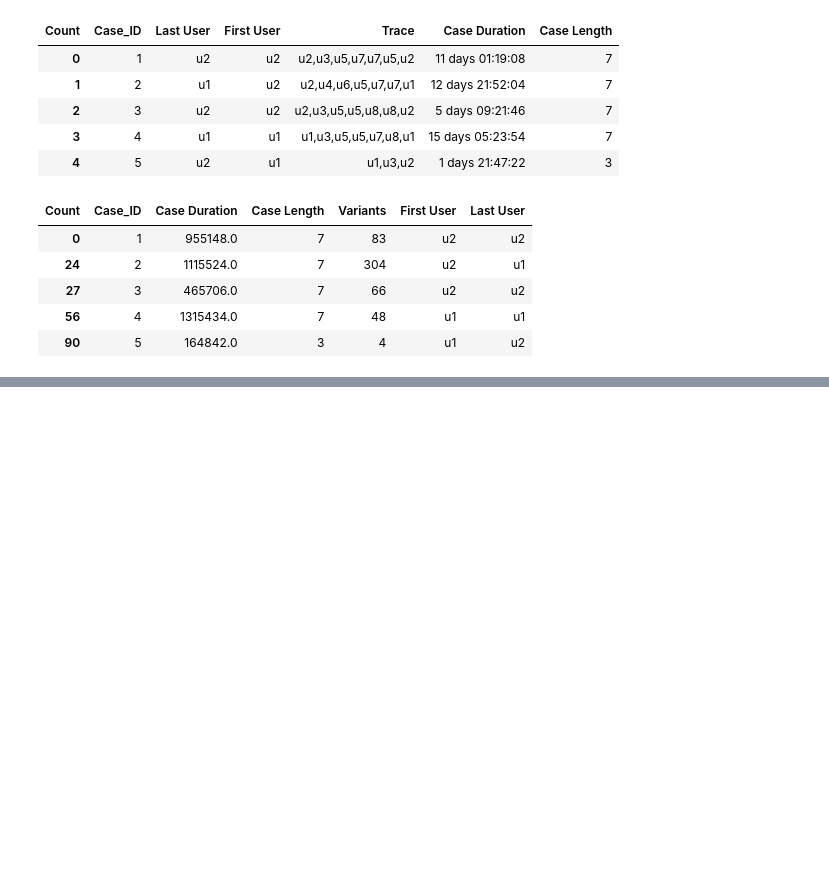
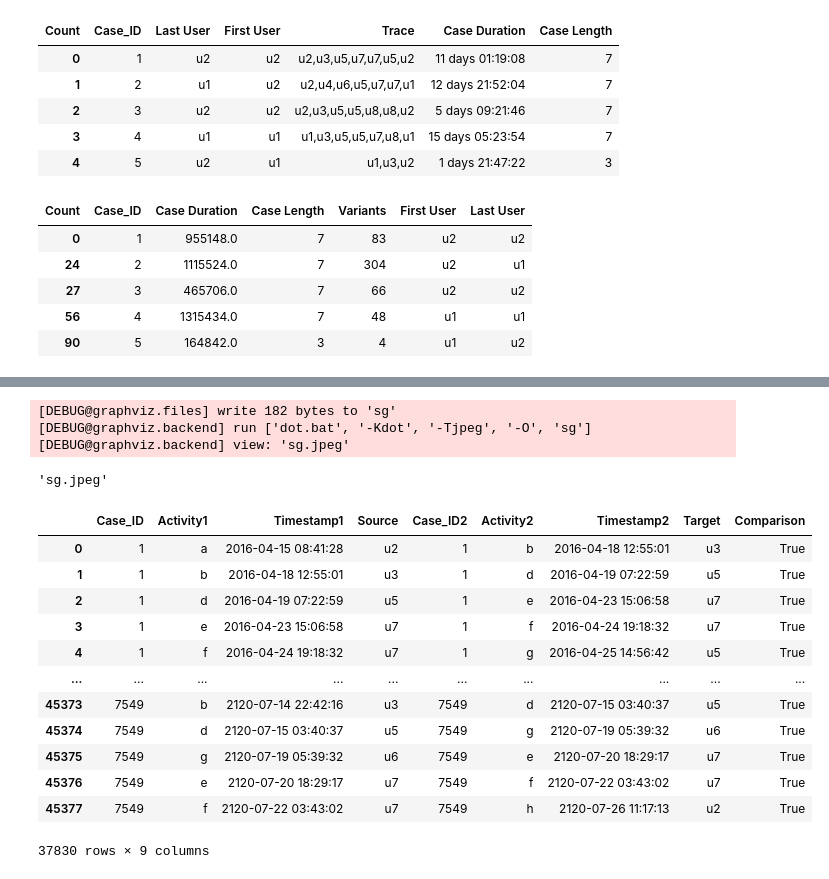
Before and after one commit to nkwachiabel/Process-Mining-A-Primer, a Jupyter notebook: Process Mining 2.ipynb, the cells around one changed output, grey strips where cells are left out. Drawn from its saved outputs; the diff is of its cells as text; code cells hidden in the pictures; blank space fills up the shorter version.

Commit message:
Generated the work flow graph with graphviz

```diff
--- a/Process Mining 2.ipynb
+++ b/Process Mining 2.ipynb
@@ -408,0 +369,47 @@ sort.to_csv('Node_2.csv', index=False)
+# %%
+G = graphviz.Digraph(format='jpeg')
+
+G.attr(rankdir='LR')
+G.attr('node', shape='circle')
+
+nodelist = []
+for idx, row in df.iterrows():
+    node1, node2, weight = [str(i) for i in row]
+
+    if node1 not in nodelist:
+        G.node(node1)
+        nodelist.append(node2)
+    if node2 not in nodelist:
+        G.node(node2)
+        nodelist.append(node2)
+
+    G.edge(node1, node2, label = weight)
+
+G.render('sg', view=True)
+# %% [output]
+[DEBUG@graphviz.files] write 182 bytes to 'sg'
+[DEBUG@graphviz.backend] run ['dot.bat', '-Kdot', '-Tjpeg', '-O', 'sg']
+[DEBUG@graphviz.backend] view: 'sg.jpeg'
+'sg.jpeg'
+# %%
+sortnew1 = df_node.iloc[:-1,:]
+sortnew2 = df_node.iloc[1:,:].reset_index(drop=True)
+sortnew = pd.concat([sortnew1,sortnew2],axis=1)
+sortnew.columns = ['Case_ID','Activity1','Timestamp1','Source','Case_ID2','Activity2','Timestamp2','Target']
+sortnew['Comparison'] = sortnew.apply(lambda x: True if x['Case_ID'] == x['Case_ID2'] else False,axis=1)
+sortnew = sortnew[sortnew['Comparison'] == True]
+sortnew
+# %% [output]
+|  | Case_ID | Activity1 | Timestamp1 | Source | Case_ID2 | Activity2 | Timestamp2 | Target | Comparison |
+| 0 | 1 | a | 2016-04-15 08:41:28 | u2 | 1 | b | 2016-04-18 12:55:01 | u3 | True |
+| 1 | 1 | b | 2016-04-18 12:55:01 | u3 | 1 | d | 2016-04-19 07:22:59 | u5 | True |
+| 2 | 1 | d | 2016-04-19 07:22:59 | u5 | 1 | e | 2016-04-23 15:06:58 | u7 | True |
+| 3 | 1 | e | 2016-04-23 15:06:58 | u7 | 1 | f | 2016-04-24 19:18:32 | u7 | True |
+| 4 | 1 | f | 2016-04-24 19:18:32 | u7 | 1 | g | 2016-04-25 14:56:42 | u5 | True |
+| ... | ... | ... | ... | ... | ... | ... | ... | ... | ... |
+| 45373 | 7549 | b | 2120-07-14 22:42:16 | u3 | 7549 | d | 2120-07-15 03:40:37 | u5 | True |
+| 45374 | 7549 | d | 2120-07-15 03:40:37 | u5 | 7549 | g | 2120-07-19 05:39:32 | u6 | True |
+| 45375 | 7549 | g | 2120-07-19 05:39:32 | u6 | 7549 | e | 2120-07-20 18:29:17 | u7 | True |
+| 45376 | 7549 | e | 2120-07-20 18:29:17 | u7 | 7549 | f | 2120-07-22 03:43:02 | u7 | True |
+| 45377 | 7549 | f | 2120-07-22 03:43:02 | u7 | 7549 | h | 2120-07-26 11:17:13 | u2 | True |
+37830 rows × 9 columns
```
Also changed, not shown: parts of 20 cells of this notebook, 3 other files.
